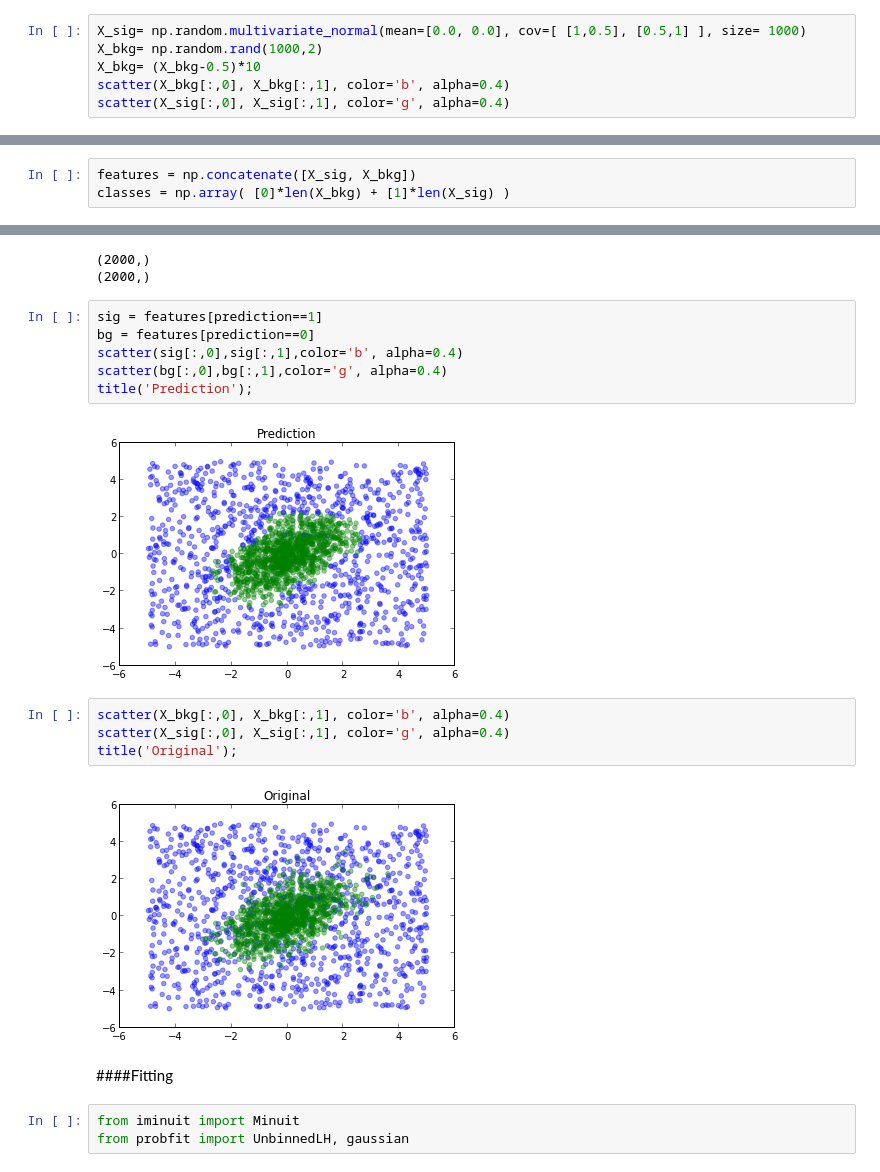
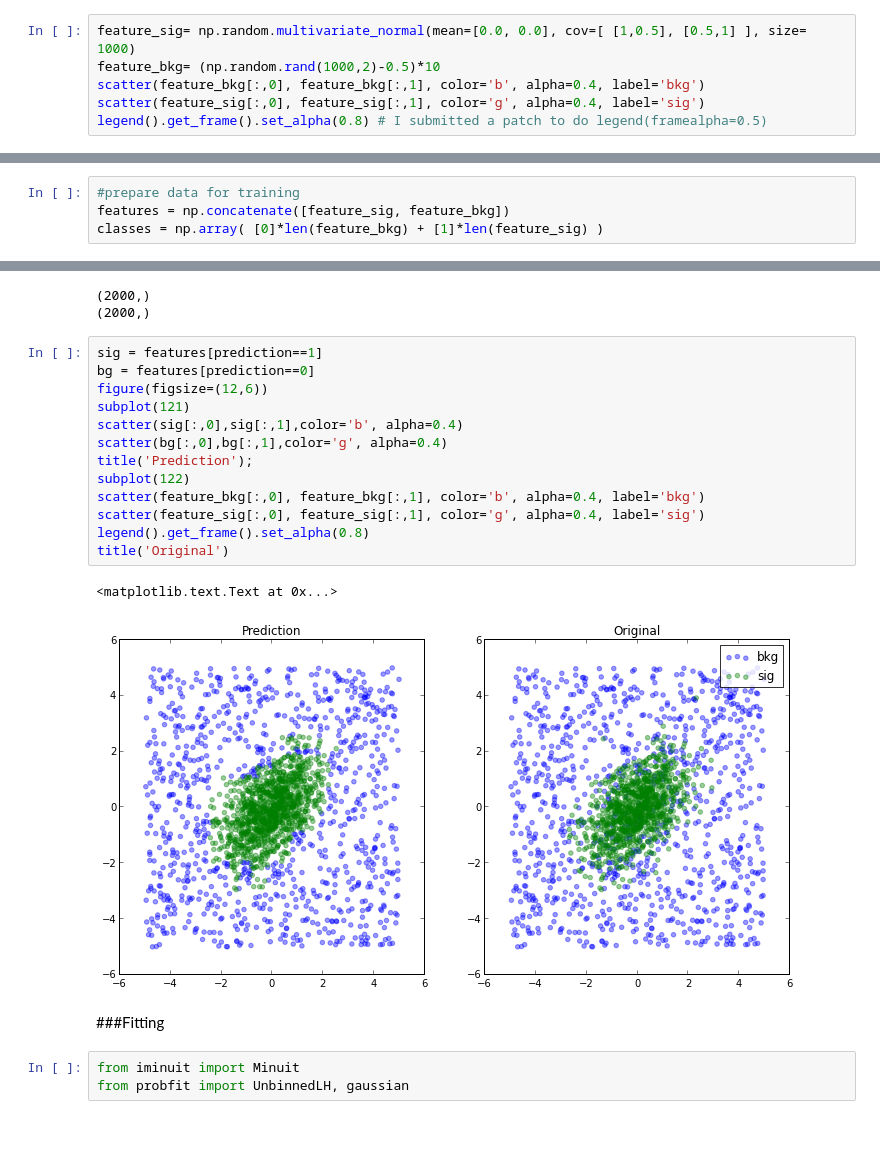
Before and after one commit to piti118/babar_python_tutorial, a Jupyter notebook: notebooks/00_Overview.ipynb, the cells around one changed output, grey strips where cells are left out. Cells and saved outputs as stored; diff of their text form; blank space fills up the shorter version.

```diff
--- a/notebooks/00_Overview.ipynb
+++ b/notebooks/00_Overview.ipynb
@@ -53,9 +46,9 @@ xlabel('R2All')
 # %%
 from sklearn import tree
 # %%
-X_sig= np.random.multivariate_normal(mean=[0.0, 0.0], cov=[ [1,0.5], [0.5,1] ], size= 1000)
-X_bkg= np.random.rand(1000,2)
-X_bkg= (X_bkg-0.5)*10
-scatter(X_bkg[:,0], X_bkg[:,1], color='b', alpha=0.4)
-scatter(X_sig[:,0], X_sig[:,1], color='g', alpha=0.4)
+feature_sig= np.random.multivariate_normal(mean=[0.0, 0.0], cov=[ [1,0.5], [0.5,1] ], size= 1000)
+feature_bkg= (np.random.rand(1000,2)-0.5)*10
+scatter(feature_bkg[:,0], feature_bkg[:,1], color='b', alpha=0.4, label='bkg')
+scatter(feature_sig[:,0], feature_sig[:,1], color='g', alpha=0.4, label='sig')
+legend().get_frame().set_alpha(0.8) # I submitted a patch to do legend(framealpha=0.5)
 # %% [output]
@@ -64,6 +56,7 @@ scatter(X_sig[:,0], X_sig[:,1], color='g', alpha=0.4)
 # %%
-features = np.concatenate([X_sig, X_bkg])
-classes = np.array( [0]*len(X_bkg) + [1]*len(X_sig) )
+#prepare data for training
+features = np.concatenate([feature_sig, feature_bkg])
+classes = np.array( [0]*len(feature_bkg) + [1]*len(feature_sig) )
 # %%
 clf = tree.DecisionTreeClassifier(min_samples_leaf=10)
 # %%
@@ -83,19 +76,21 @@ print features[:,0].shape
 # %%
 sig = features[prediction==1]
 bg = features[prediction==0]
+figure(figsize=(12,6))
+subplot(121)
 scatter(sig[:,0],sig[:,1],color='b', alpha=0.4)
 scatter(bg[:,0],bg[:,1],color='g', alpha=0.4)
 title('Prediction');
+subplot(122)
+scatter(feature_bkg[:,0], feature_bkg[:,1], color='b', alpha=0.4, label='bkg')
+scatter(feature_sig[:,0], feature_sig[:,1], color='g', alpha=0.4, label='sig')
+legend().get_frame().set_alpha(0.8)
+title('Original')
 # %% [output]
+<matplotlib.text.Text at 0x...>
-[figure, old version]
+[figure, new version]
-# %%
-scatter(X_bkg[:,0], X_bkg[:,1], color='b', alpha=0.4)
-scatter(X_sig[:,0], X_sig[:,1], color='g', alpha=0.4)
-title('Original');
-# %% [output]
-[figure, removed]
 # %% [markdown]
-####Fitting
+###Fitting
 # %%
 from iminuit import Minuit
 from probfit import UnbinnedLH, gaussian
```
Also changed, not shown: parts of 9 cells of this notebook, 1 other file.
